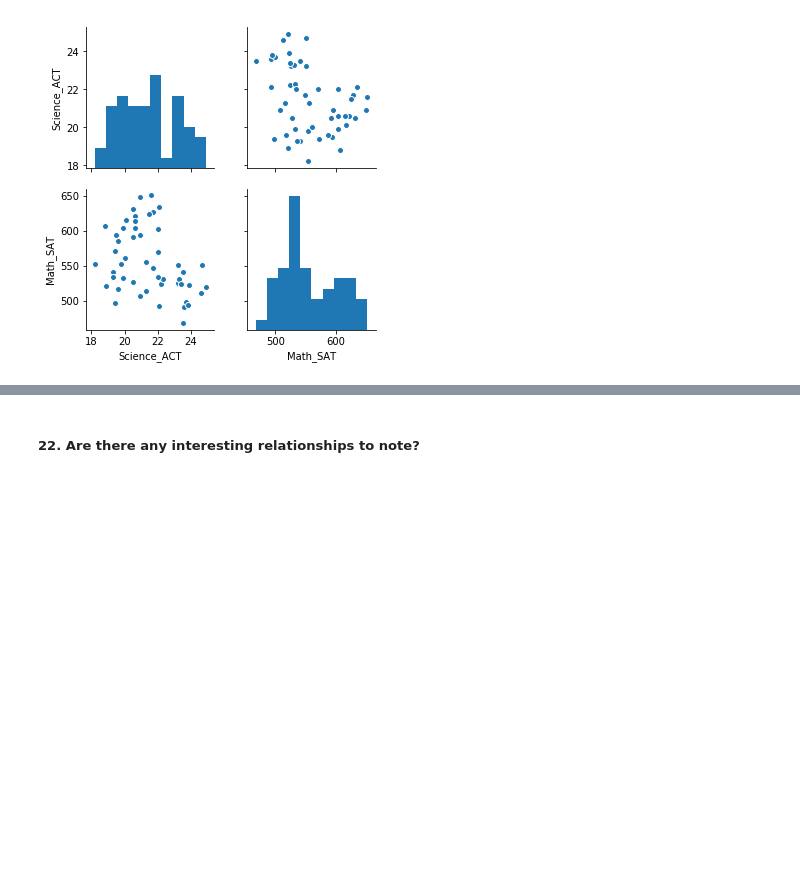
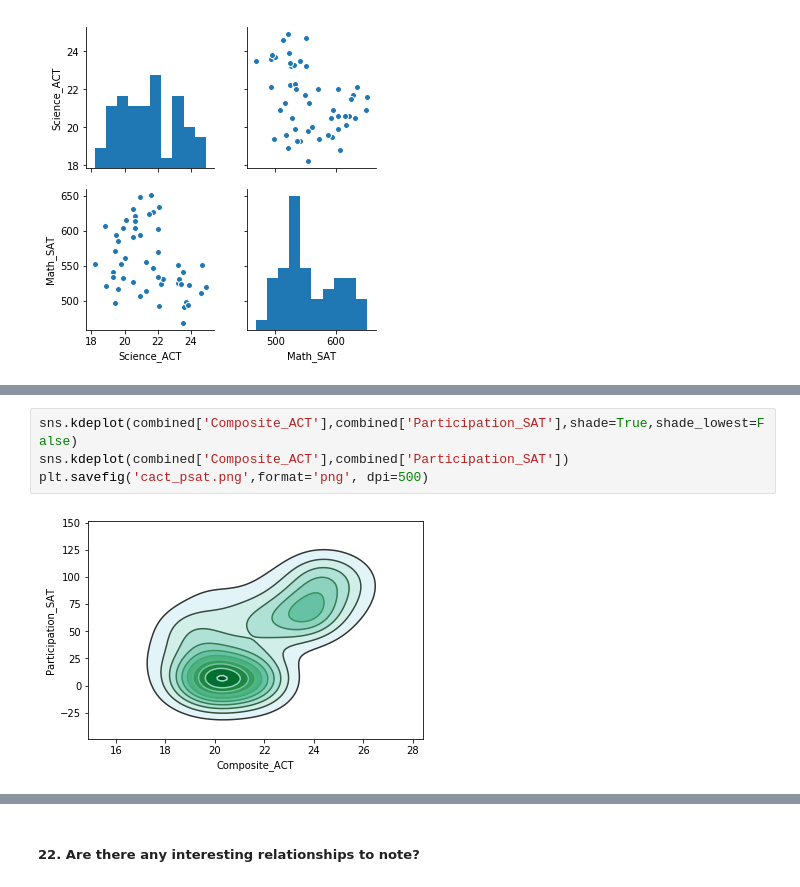
Before and after one commit to jtimdwyer/test-scores, a Jupyter notebook: Tim_Dwyer_LA_4/code/starter-code.ipynb, the cells around one changed output, grey strips where cells are left out. Saved outputs shown, nothing was run; the diff lists cells and outputs as text; blank space fills up the shorter version.

```diff
--- a/Tim_Dwyer_LA_4/code/starter-code.ipynb
+++ b/Tim_Dwyer_LA_4/code/starter-code.ipynb
@@ -483,0 +496,6 @@ sns.pairplot(combined.drop(combined[combined['State'] == 'Standard Deviation'].i
+# %%
+sns.kdeplot(combined['Composite_ACT'],combined['Participation_SAT'],shade=True,shade_lowest=False)
+sns.kdeplot(combined['Composite_ACT'],combined['Participation_SAT'])
+plt.savefig('cact_psat.png',format='png', dpi=500)
+# %% [output]
+[figure, added]
```
Also changed, not shown: parts of 7 cells of this notebook, 3 other files.
